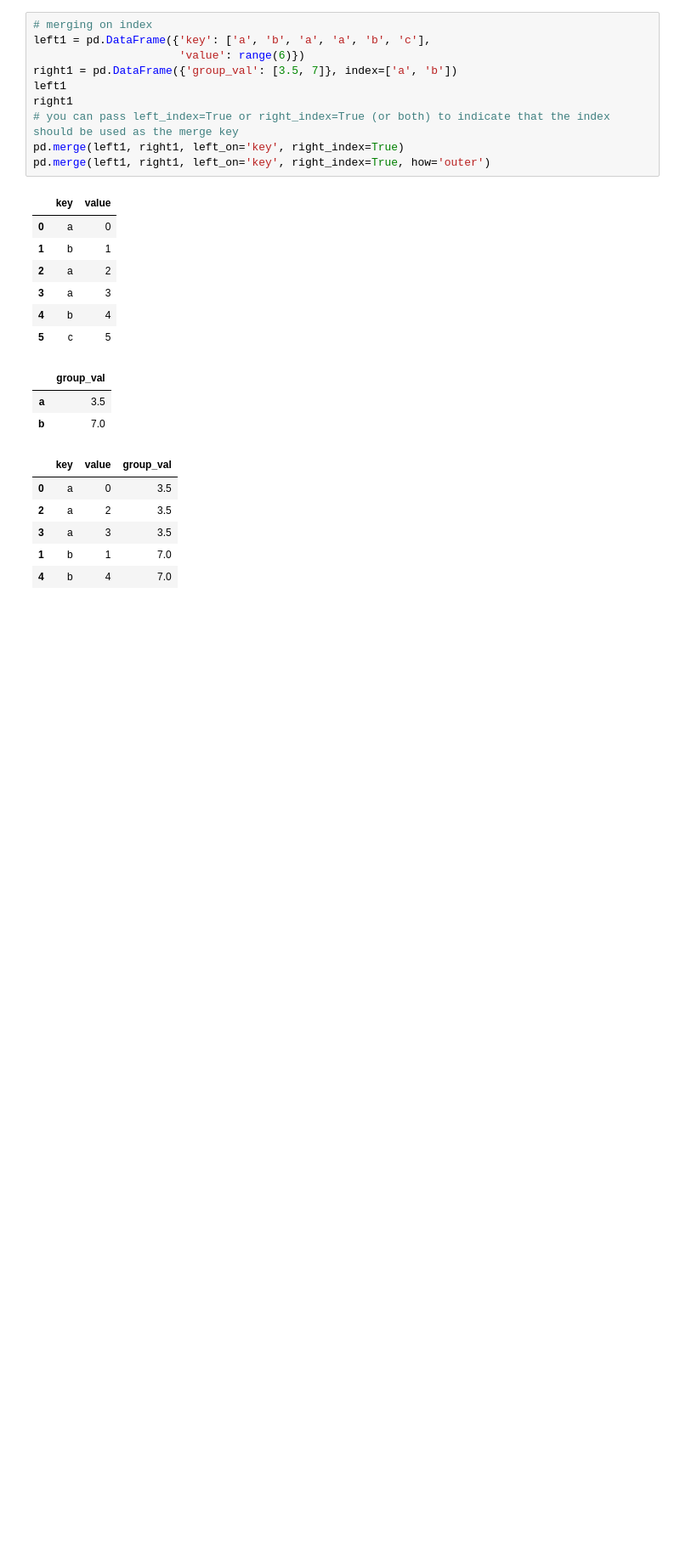
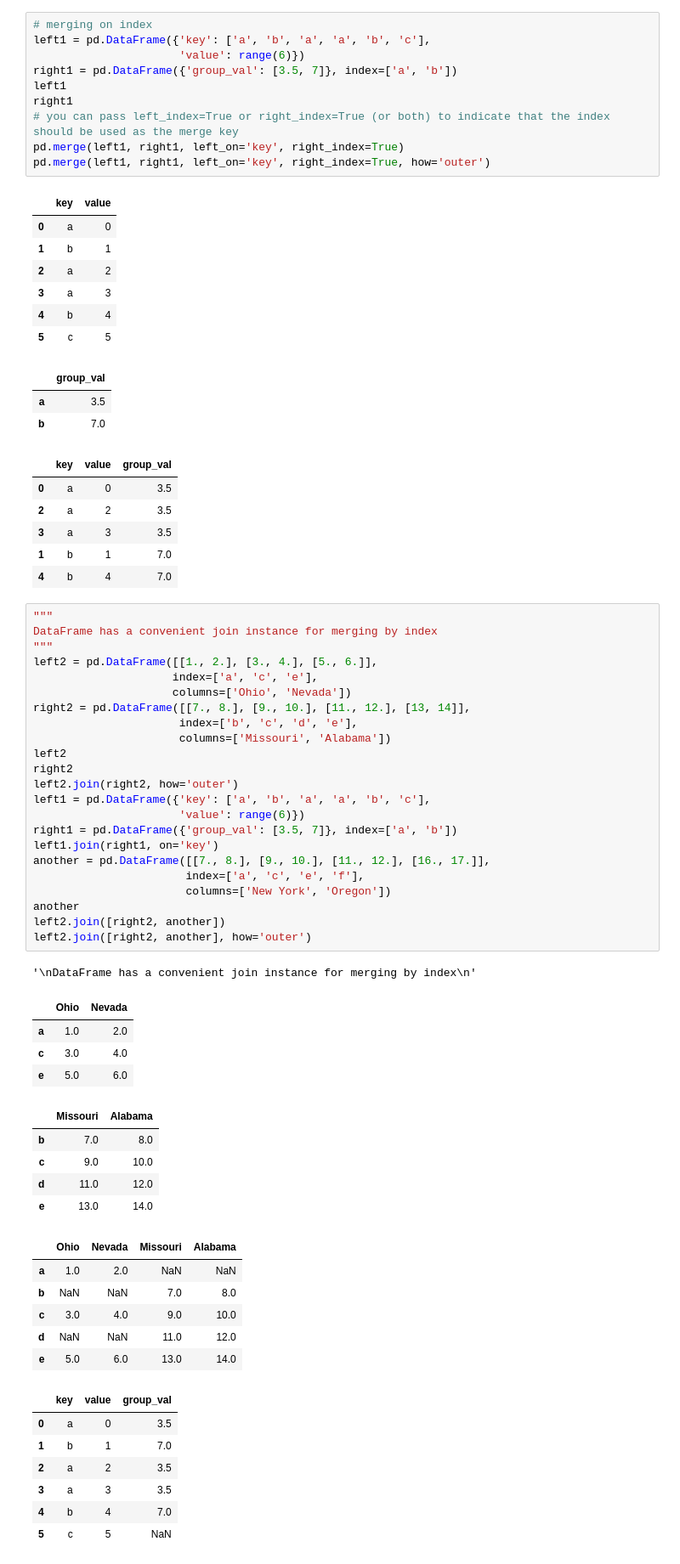
Before and after one commit to Roooooobin/Python-for-Data-Analysis-Practice, a Jupyter notebook: Data Wrangling, Join, Combine and Reshape.ipynb, the cells around one changed output. Shown at 85% size. Saved outputs shown, nothing was run; the diff lists cells and outputs as text; blank space fills up the shorter version.

```diff
--- a/Data Wrangling, Join, Combine and Reshape.ipynb
+++ b/Data Wrangling, Join, Combine and Reshape.ipynb
@@ -301,3 +301,50 @@ pd.merge(left1, right1, left_on='key', right_index=True, how='outer')
 | 3 | a | 3 | 3.5 |
 | 1 | b | 1 | 7.0 |
 | 4 | b | 4 | 7.0 |
+# %%
+"""
+DataFrame has a convenient join instance for merging by index
+"""
+left2 = pd.DataFrame([[1., 2.], [3., 4.], [5., 6.]],
+                     index=['a', 'c', 'e'],
+                     columns=['Ohio', 'Nevada'])
+right2 = pd.DataFrame([[7., 8.], [9., 10.], [11., 12.], [13, 14]],
+                      index=['b', 'c', 'd', 'e'],
+                      columns=['Missouri', 'Alabama'])
+left2
+right2
+left2.join(right2, how='outer')
+left1 = pd.DataFrame({'key': ['a', 'b', 'a', 'a', 'b', 'c'],
+                      'value': range(6)})
+right1 = pd.DataFrame({'group_val': [3.5, 7]}, index=['a', 'b'])
+left1.join(right1, on='key')
+another = pd.DataFrame([[7., 8.], [9., 10.], [11., 12.], [16., 17.]],
+                       index=['a', 'c', 'e', 'f'],
+                       columns=['New York', 'Oregon'])
+another
+left2.join([right2, another])
+left2.join([right2, another], how='outer')
+# %% [output]
+'\nDataFrame has a convenient join instance for merging by index\n'
+|  | Ohio | Nevada |
+| a | 1.0 | 2.0 |
+| c | 3.0 | 4.0 |
+| e | 5.0 | 6.0 |
+|  | Missouri | Alabama |
+| b | 7.0 | 8.0 |
+| c | 9.0 | 10.0 |
+| d | 11.0 | 12.0 |
+| e | 13.0 | 14.0 |
+|  | Ohio | Nevada | Missouri | Alabama |
+| a | 1.0 | 2.0 | NaN | NaN |
+| b | NaN | NaN | 7.0 | 8.0 |
+| c | 3.0 | 4.0 | 9.0 | 10.0 |
+| d | NaN | NaN | 11.0 | 12.0 |
+| e | 5.0 | 6.0 | 13.0 | 14.0 |
+|  | key | value | group_val |
+| 0 | a | 0 | 3.5 |
+| 1 | b | 1 | 7.0 |
+| 2 | a | 2 | 3.5 |
+| 3 | a | 3 | 3.5 |
+| 4 | b | 4 | 7.0 |
+| 5 | c | 5 | NaN |
```
Also changed, not shown: parts of 4 cells of this notebook.
